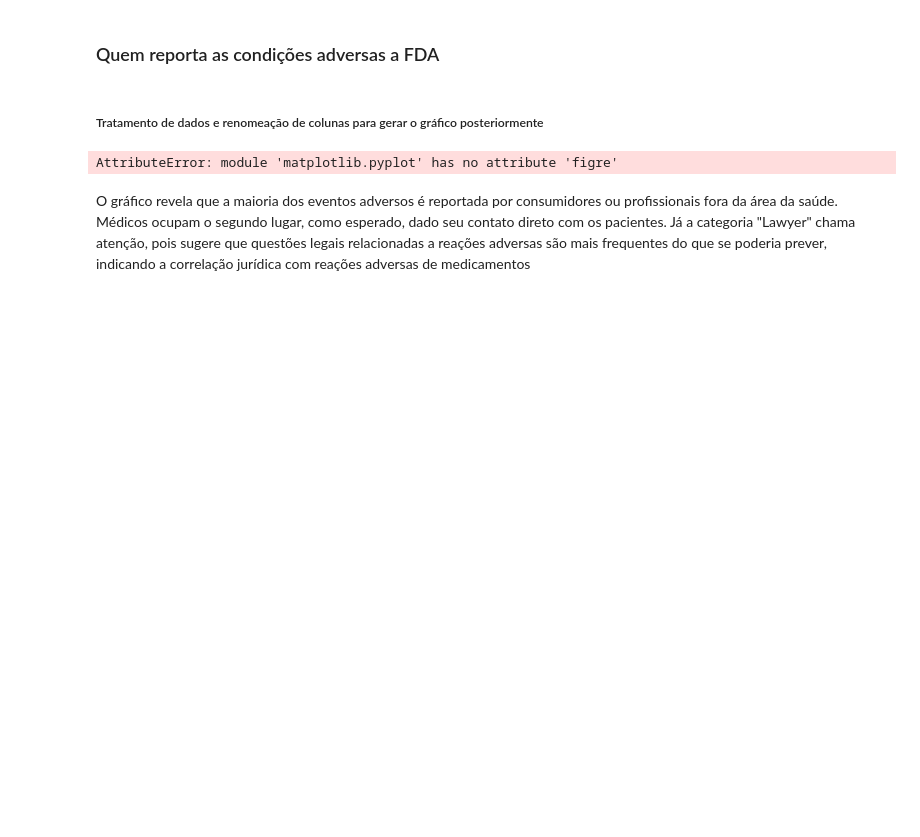
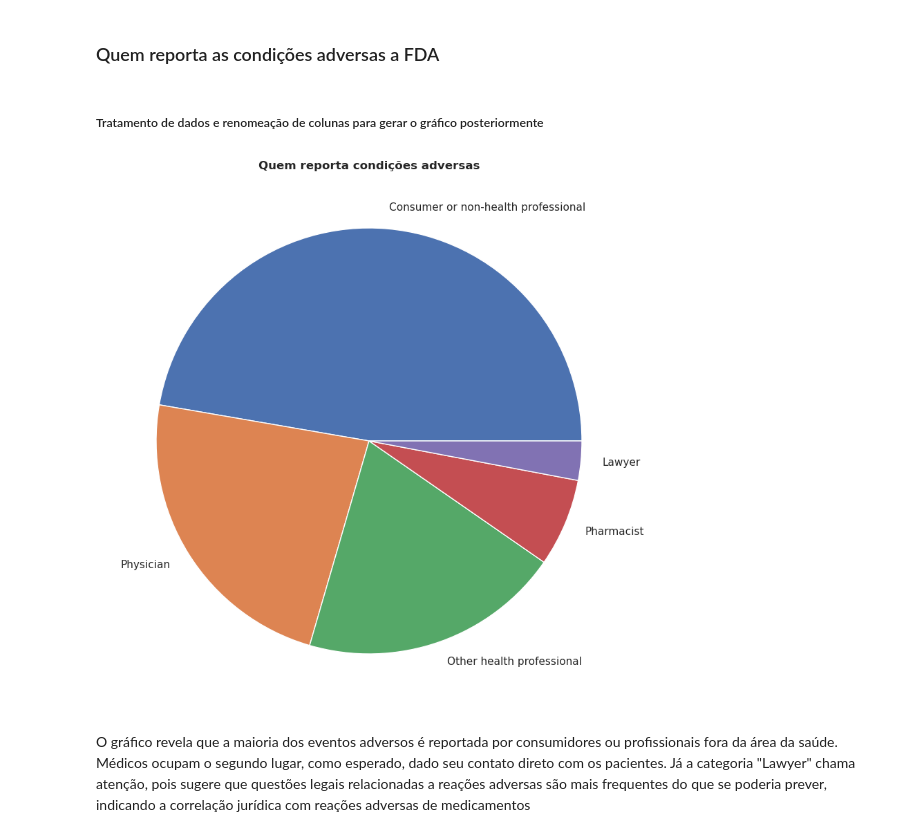
Before and after one commit to guipereira2/Desafio_Aleon, a Jupyter notebook: notebook.ipynb, the cells around one changed output. Cells and saved outputs as stored; diff of their text form; code cells hidden in the pictures; blank space fills up the shorter version.

```diff
--- a/notebook.ipynb
+++ b/notebook.ipynb
@@ -169,13 +169,13 @@ df_adverse_event_reporters['term'] = df_adverse_event_reporters['term'].map({
 # %%
 #Função para gerar gráfico de setores
 def gerar_setores(df, title):
-    plt.figre(figsize=(15,15))
+    plt.figure(figsize=(15,10))
     plt.pie(df['count'], labels=df['term'])
     plt.title(title, fontsize=12, fontweight='bold')
 
 gerar_setores(df_adverse_event_reporters, 'Quem reporta condições adversas')
 # %% [output]
-AttributeError: module 'matplotlib.pyplot' has no attribute 'figre'
+[figure, added]
 # %% [markdown]
 O gráfico revela que a maioria dos eventos adversos é reportada por consumidores ou profissionais fora da área da saúde. Médicos ocupam o segundo lugar, como esperado, dado seu contato direto com os pacientes. Já a categoria "Lawyer" chama atenção, pois sugere que questões legais relacionadas a reações adversas são mais frequentes do que se poderia prever, indicando a correlação jurídica com reações adversas de medicamentos
 # %% [markdown]
```
Also changed, not shown: parts of 1 cell of this notebook.
